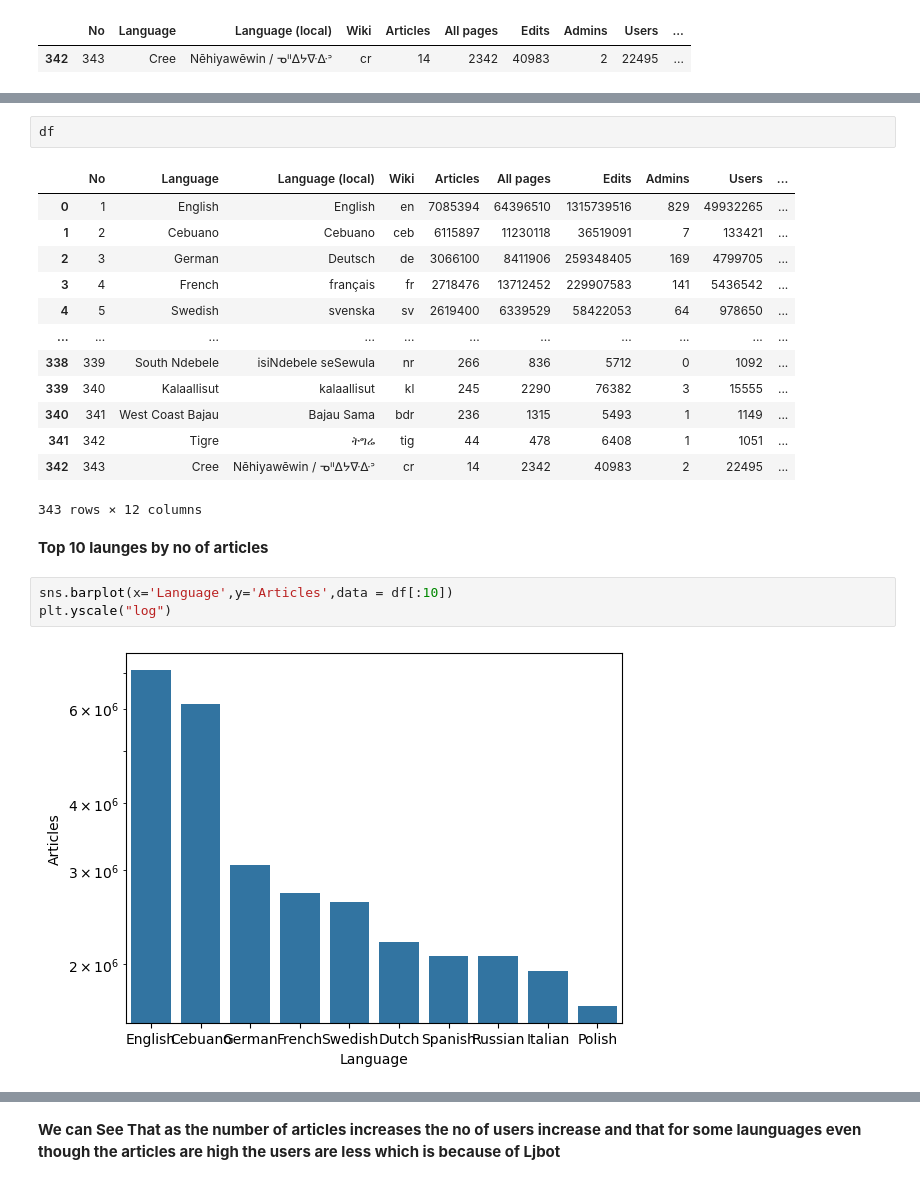
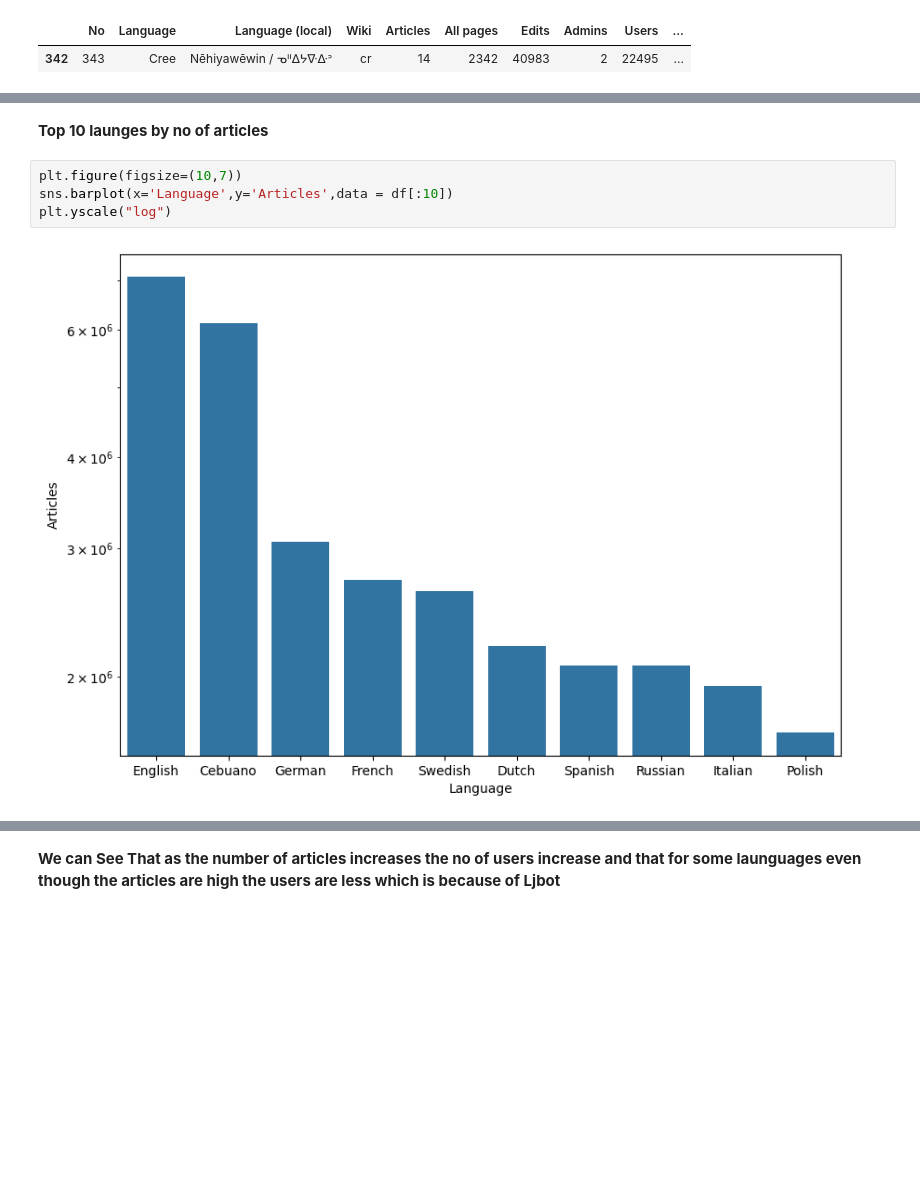
Before and after one commit to mvardhan2003/Wikipedia-Data-Analysis, a Jupyter notebook: Eda_on_wikipedias.ipynb, the cells around one changed output, grey strips where cells are left out. Saved outputs shown, nothing was run; the diff lists cells and outputs as text; blank space fills up the shorter version.

```diff
--- a/Eda_on_wikipedias.ipynb
+++ b/Eda_on_wikipedias.ipynb
@@ -428,24 +357,9 @@ sns.pairplot(df)
-# %%
-df
-# %% [output]
-|  | No | Language | Language (local) | Wiki | Articles | All pages | Edits | Admins | Users | ... |
-| 0 | 1 | English | English | en | 7085394 | 64396510 | 1315739516 | 829 | 49932265 | ... |
-| 1 | 2 | Cebuano | Cebuano | ceb | 6115897 | 11230118 | 36519091 | 7 | 133421 | ... |
-| 2 | 3 | German | Deutsch | de | 3066100 | 8411906 | 259348405 | 169 | 4799705 | ... |
-| 3 | 4 | French | français | fr | 2718476 | 13712452 | 229907583 | 141 | 5436542 | ... |
-| 4 | 5 | Swedish | svenska | sv | 2619400 | 6339529 | 58422053 | 64 | 978650 | ... |
-| ... | ... | ... | ... | ... | ... | ... | ... | ... | ... | ... |
-| 338 | 339 | South Ndebele | isiNdebele seSewula | nr | 266 | 836 | 5712 | 0 | 1092 | ... |
-| 339 | 340 | Kalaallisut | kalaallisut | kl | 245 | 2290 | 76382 | 3 | 15555 | ... |
-| 340 | 341 | West Coast Bajau | Bajau Sama | bdr | 236 | 1315 | 5493 | 1 | 1149 | ... |
-| 341 | 342 | Tigre | ትግሬ | tig | 44 | 478 | 6408 | 1 | 1051 | ... |
-| 342 | 343 | Cree | Nēhiyawēwin / ᓀᐦᐃᔭᐍᐏᐣ | cr | 14 | 2342 | 40983 | 2 | 22495 | ... |
-343 rows × 12 columns
 # %% [markdown]
 **Top 10 launges by no of articles**
 # %%
+plt.figure(figsize=(10,7))
 sns.barplot(x='Language',y='Articles',data = df[:10])
 plt.yscale("log")
 # %% [output]
-[figure, old version]
+[figure, new version]
 # %%
```
Also changed, not shown: parts of 26 cells of this notebook, 11 other files.
